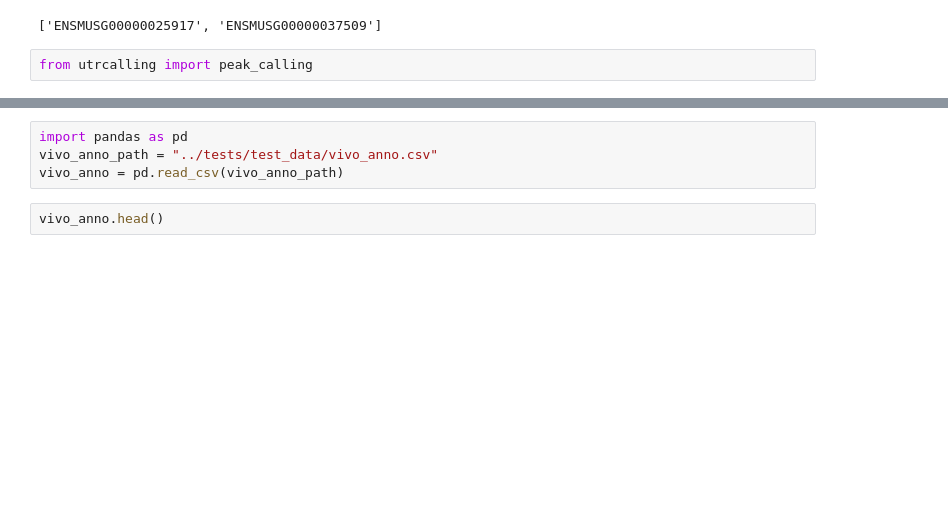
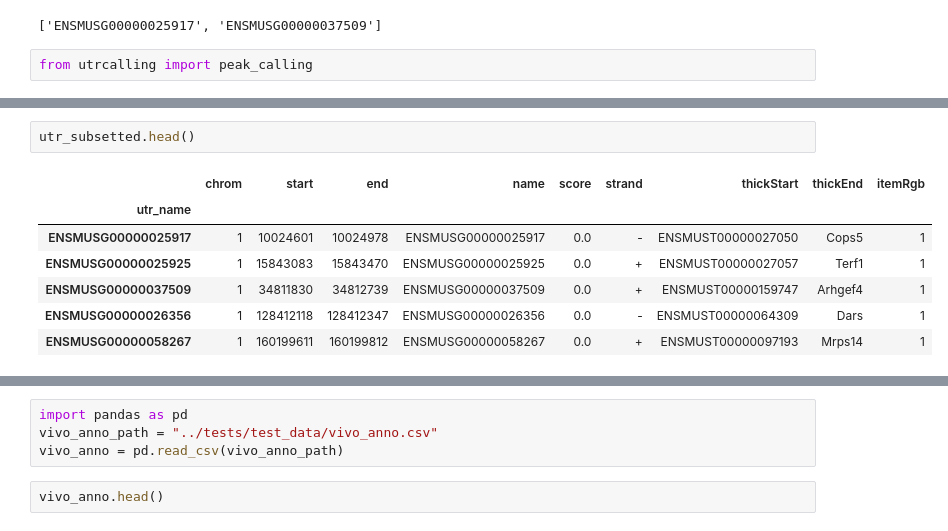
Before and after one commit to AndreMacedo88/utrcalling, a Jupyter notebook: notebooks/3UTR in NSC lineage progression.ipynb, the cells around one changed output, grey strips where cells are left out. Saved outputs shown, nothing was run; the diff lists cells and outputs as text; blank space fills up the shorter version.

```diff
--- a/notebooks/3UTR in NSC lineage progression.ipynb
+++ b/notebooks/3UTR in NSC lineage progression.ipynb
@@ -196,3 +218,13 @@ Name: 0, dtype: object
+# %%
+utr_subsetted.head()
+# %% [output]
+|  | chrom | start | end | name | score | strand | thickStart | thickEnd | itemRgb |
+| utr_name |  |  |  |  |  |  |  |  |  |
+| ENSMUSG00000025917 | 1 | 10024601 | 10024978 | ENSMUSG00000025917 | 0.0 | - | ENSMUST00000027050 | Cops5 | 1 |
+| ENSMUSG00000025925 | 1 | 15843083 | 15843470 | ENSMUSG00000025925 | 0.0 | + | ENSMUST00000027057 | Terf1 | 1 |
+| ENSMUSG00000037509 | 1 | 34811830 | 34812739 | ENSMUSG00000037509 | 0.0 | + | ENSMUST00000159747 | Arhgef4 | 1 |
+| ENSMUSG00000026356 | 1 | 128412118 | 128412347 | ENSMUSG00000026356 | 0.0 | - | ENSMUST00000064309 | Dars | 1 |
+| ENSMUSG00000058267 | 1 | 160199611 | 160199812 | ENSMUSG00000058267 | 0.0 | + | ENSMUST00000097193 | Mrps14 | 1 |
 # %%
 %time ft = peak_calling.filter_utr_sizes(positions_counts_merged)
 # %% [output]
```
Also changed, not shown: parts of 17 cells of this notebook, 12 other files.
